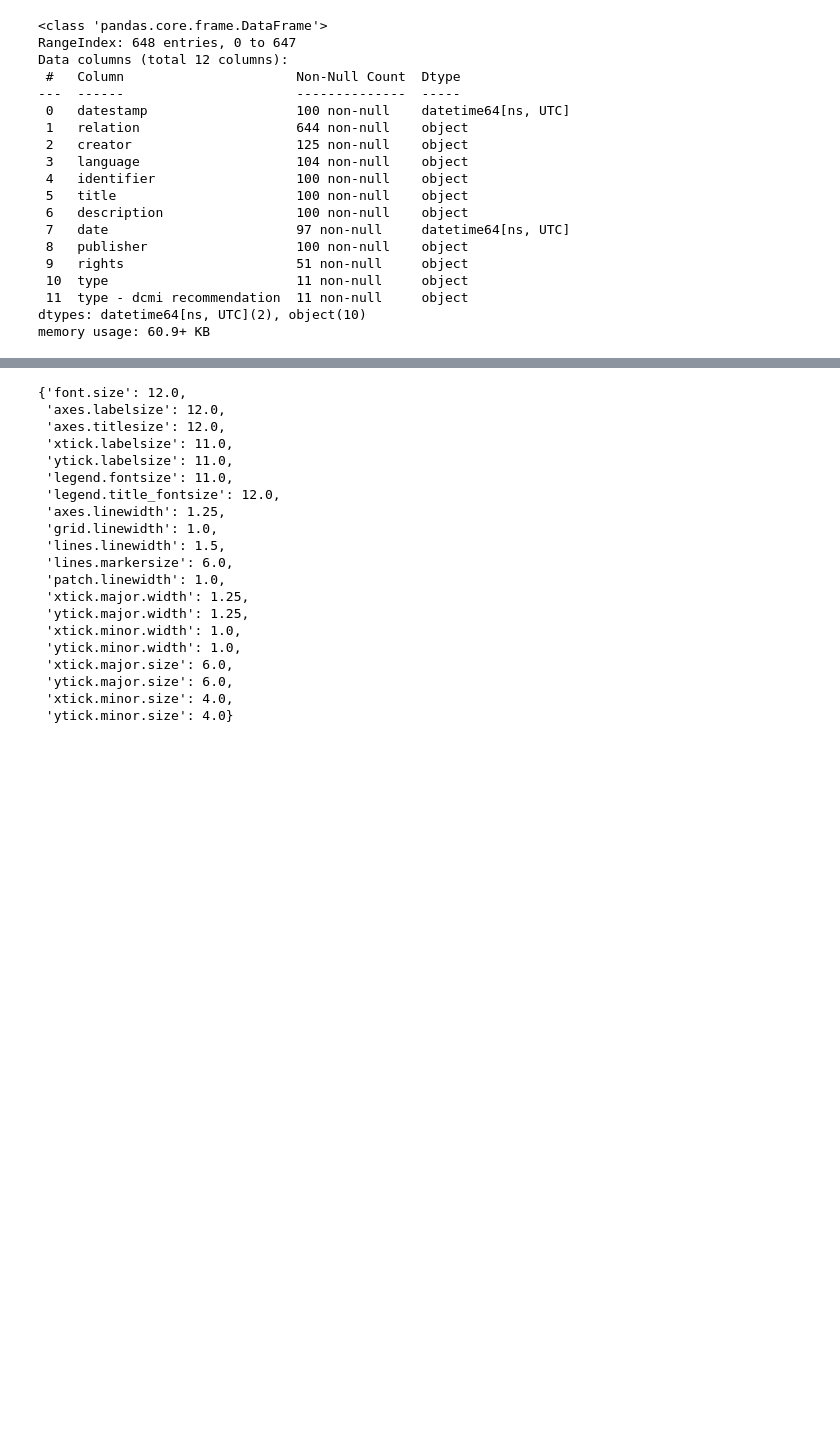
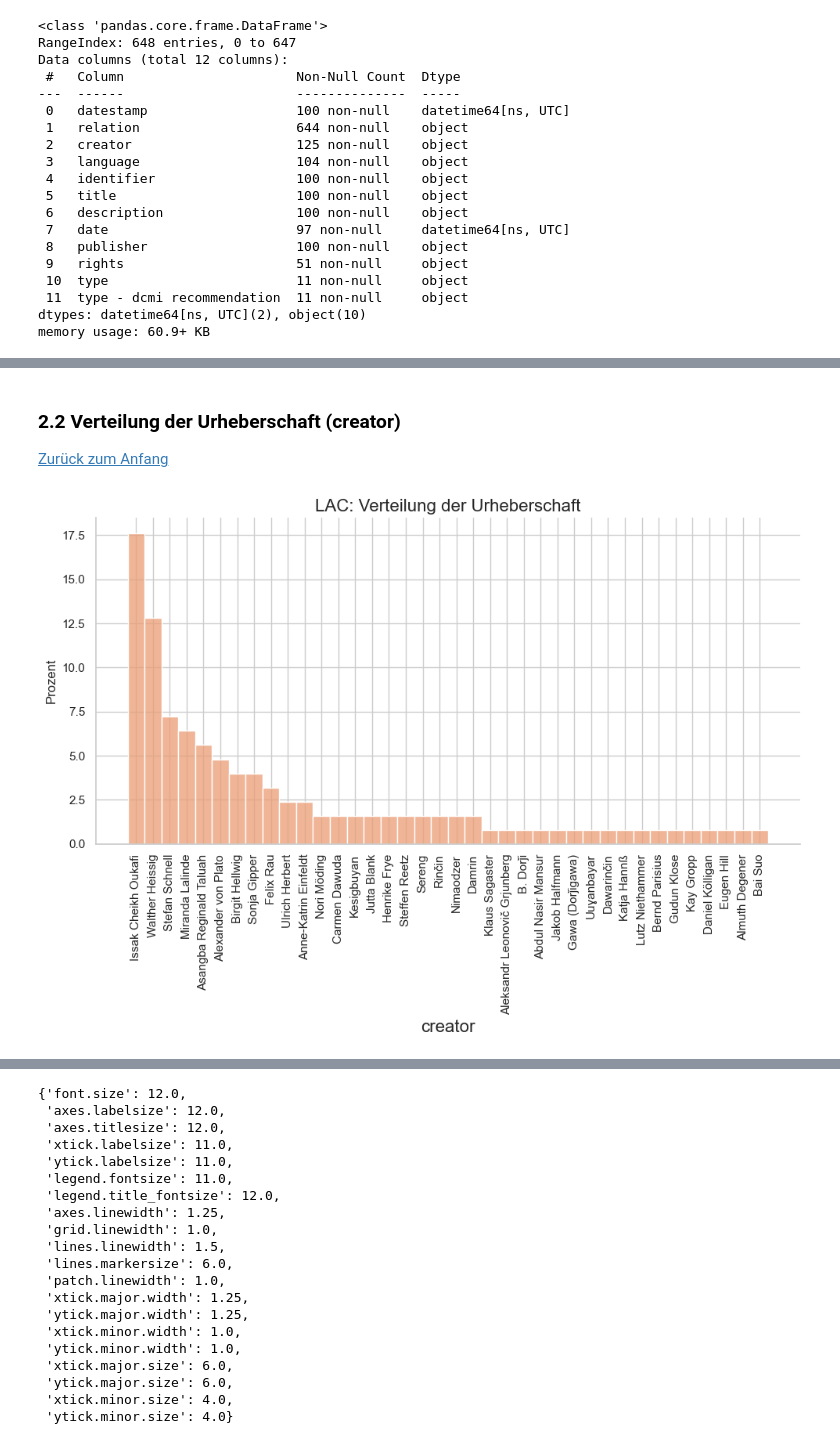
Before and after one commit to MarieMaurerDDM/research_data_repositories, a Jupyter notebook: src/visualizations/visuals_data_lac.ipynb, the cells around one changed output, grey strips where cells are left out. Cells and saved outputs as stored; diff of their text form; code cells hidden in the pictures; blank space fills up the shorter version.

```diff
--- a/src/visualizations/visuals_data_lac.ipynb
+++ b/src/visualizations/visuals_data_lac.ipynb
@@ -59,0 +137,21 @@ TypeError: unsupported operand type(s) for *: 'int' and 'dict'
+# %% [markdown]
+<a id="2.2"></a>
+### 2.2 Verteilung der Urheberschaft (creator)
+
+[Zurück zum Anfang](#0)
+# %%
+sns.set_theme() #Wiederherstellen der Defaulteinstellungen
+
+order = data_lac['creator'].value_counts().index
+# Convert the column to a categorical type with the calculated order
+data_lac['creator'] = pd.Categorical(data_lac['creator'], categories=order, ordered=True)
+
+sns.set_style('whitegrid')
+sns.displot(data_lac, x = 'creator', color='#eb9d75', aspect = 2, stat='percent')
+plt.xticks(rotation=90)
+plt.title('LAC: Verteilung der Urheberschaft', fontsize=16)
+plt.xlabel('creator', fontsize=16)
+plt.ylabel('Prozent')
+plt.show()
+# %% [output]
+[figure, added]
```
Also changed, not shown: parts of 29 cells of this notebook.
